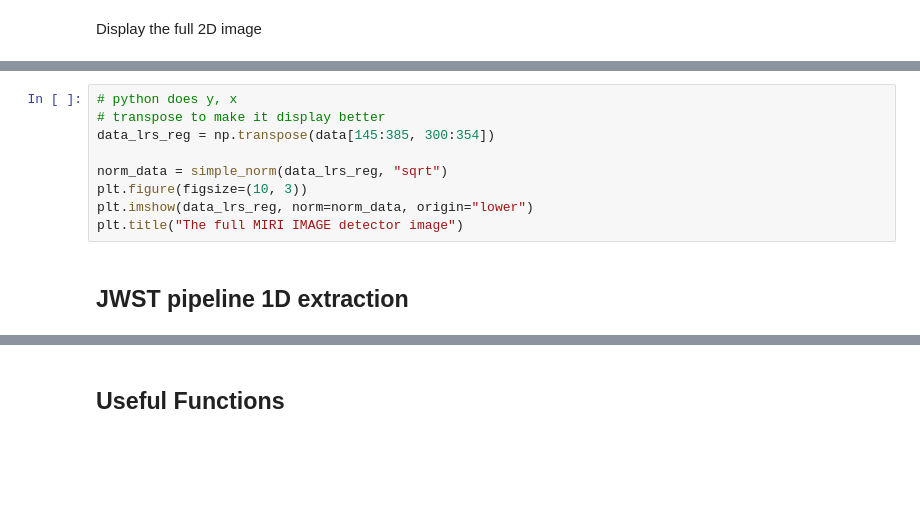
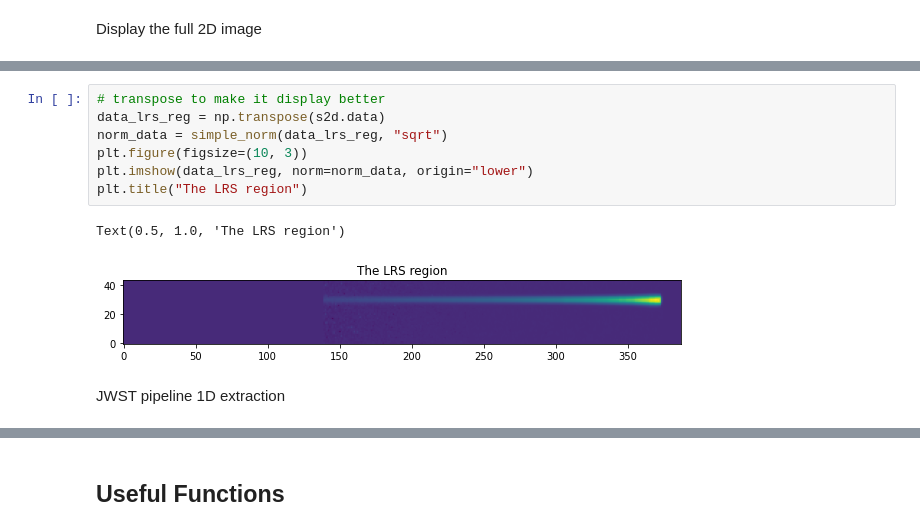
Before and after one commit to spacetelescope/dat_pyinthesky, a Jupyter notebook: jdat_notebooks/MIRI_LRS_spectral_extraction/miri_lrs_spectral_extraction.ipynb, the cells around one changed output, grey strips where cells are left out. Drawn from its saved outputs; the diff is of its cells as text; blank space fills up the shorter version.

```diff
--- a/jdat_notebooks/MIRI_LRS_spectral_extraction/miri_lrs_spectral_extraction.ipynb
+++ b/jdat_notebooks/MIRI_LRS_spectral_extraction/miri_lrs_spectral_extraction.ipynb
@@ -84,13 +116,14 @@ Display the LRS Slit region
 # %%
-# python does y, x
 # transpose to make it display better
-data_lrs_reg = np.transpose(data[145:385, 300:354])
-
+data_lrs_reg = np.transpose(s2d.data)
 norm_data = simple_norm(data_lrs_reg, "sqrt")
 plt.figure(figsize=(10, 3))
 plt.imshow(data_lrs_reg, norm=norm_data, origin="lower")
-plt.title("The full MIRI IMAGE detector image")
+plt.title("The LRS region")
+# %% [output]
+Text(0.5, 1.0, 'The LRS region')
+[figure, added]
 # %% [markdown]
-## JWST pipeline 1D extraction
+JWST pipeline 1D extraction
 # %%
 # for reference read in the JWST pipeline extracted spectrum
```
Also changed, not shown: parts of 21 cells of this notebook, 1 other file.
